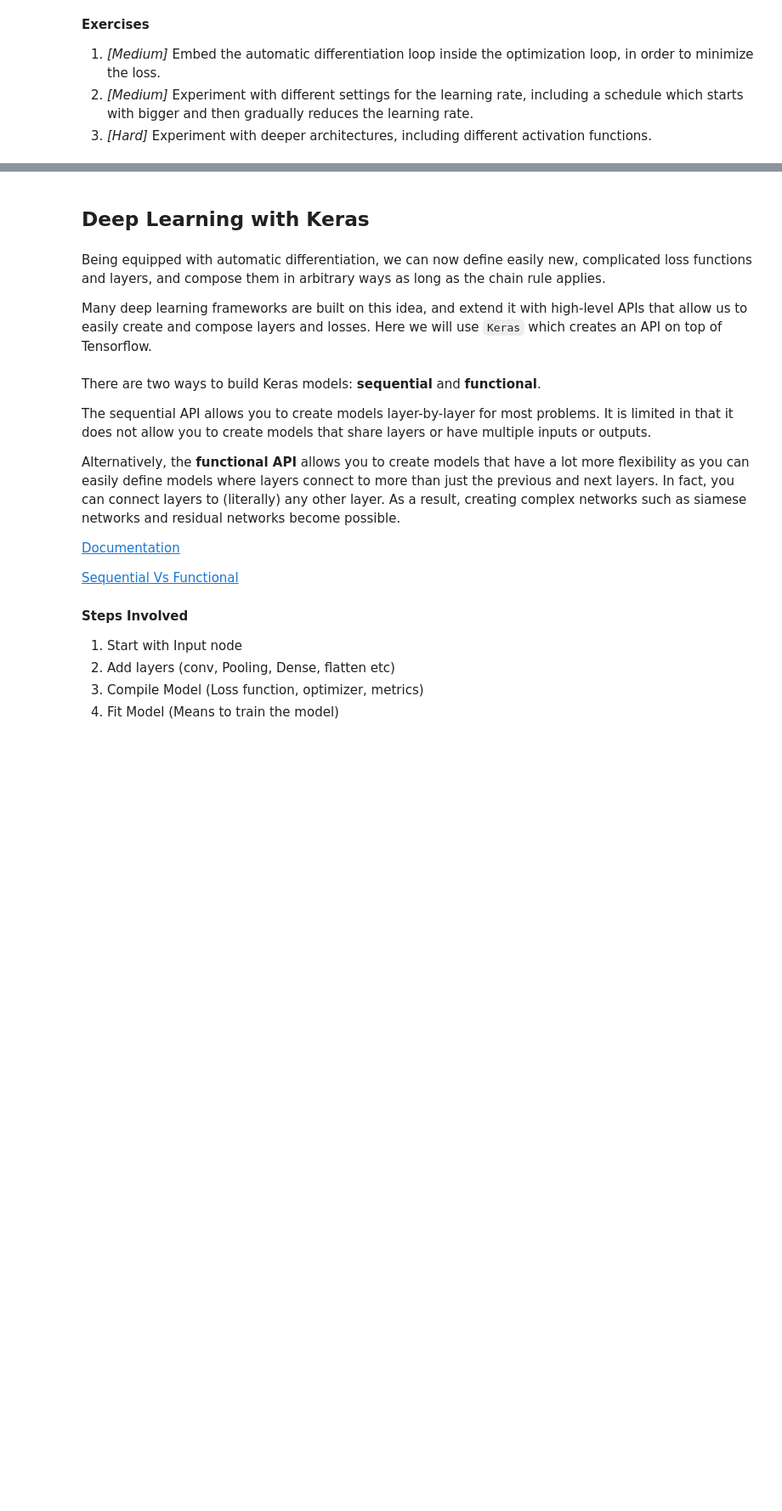
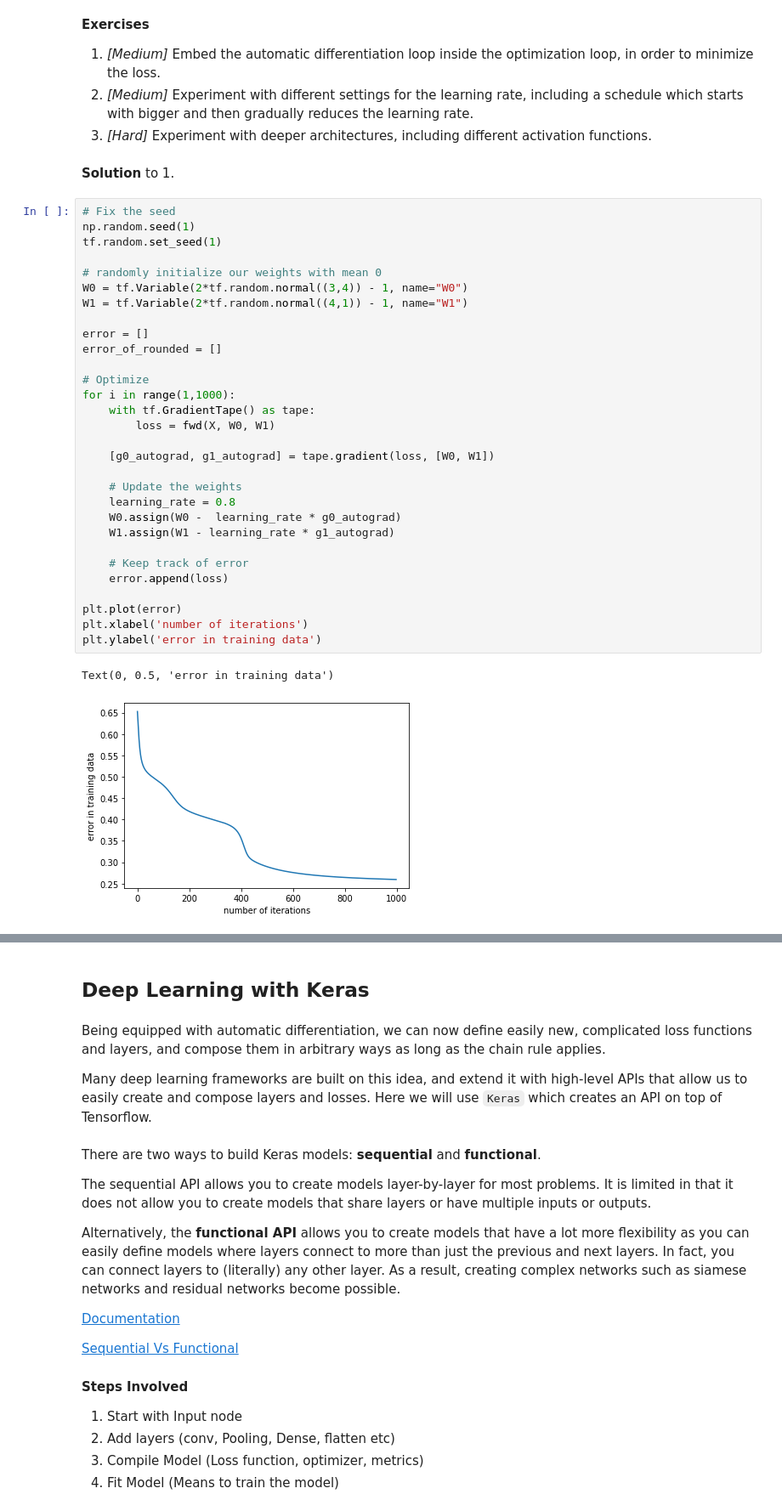
Before and after one commit to datsciafrica/presentations, a Jupyter notebook: kampala2020/DSA2020-DeepLearningPractical.ipynb, the cells around one changed output, grey strips where cells are left out. Shown: that part at 85% size. Drawn from its saved outputs; the diff is of its cells as text; blank space fills up the shorter version.

Commit message:
Updated DL practical with solutions to 1st part

```diff
--- a/kampala2020/DSA2020-DeepLearningPractical.ipynb
+++ b/kampala2020/DSA2020-DeepLearningPractical.ipynb
@@ -322,3 +323,38 @@ __Exercises__
 1. _[Medium]_ Embed the automatic differentiation loop inside the optimization loop, in order to minimize the loss.
 2. _[Medium]_ Experiment with different settings for the learning rate, including a schedule which starts with bigger and then gradually reduces the learning rate.
 3. _[Hard]_ Experiment with deeper architectures, including different activation functions.
+# %% [markdown]
+__Solution__ to 1.
+# %%
+# Fix the seed
+np.random.seed(1)
+tf.random.set_seed(1)
+
+# randomly initialize our weights with mean 0
+W0 = tf.Variable(2*tf.random.normal((3,4)) - 1, name="W0")
+W1 = tf.Variable(2*tf.random.normal((4,1)) - 1, name="W1")
+
+error = []
+error_of_rounded = []
+
+# Optimize
+for i in range(1,1000):
+    with tf.GradientTape() as tape:
+        loss = fwd(X, W0, W1)
+
+    [g0_autograd, g1_autograd] = tape.gradient(loss, [W0, W1])
+
+    # Update the weights
+    learning_rate = 0.8
+    W0.assign(W0 -  learning_rate * g0_autograd)
+    W1.assign(W1 - learning_rate * g1_autograd)
+
+    # Keep track of error
+    error.append(loss)
+
+plt.plot(error)
+plt.xlabel('number of iterations')
+plt.ylabel('error in training data')
+# %% [output]
+Text(0, 0.5, 'error in training data')
+[figure, added]
```
Also changed, not shown: parts of 5 cells of this notebook.
